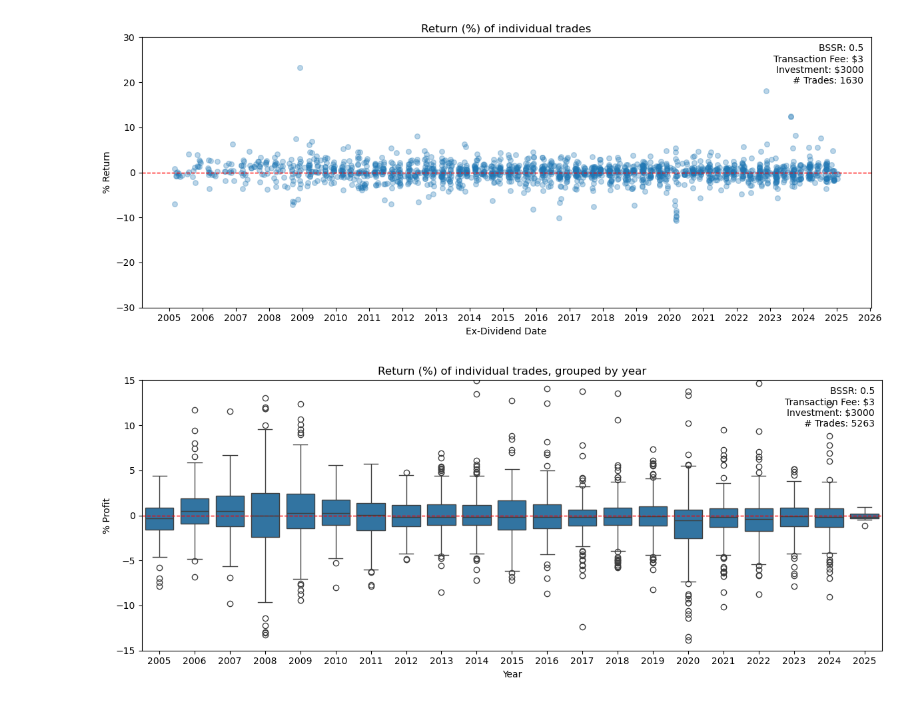
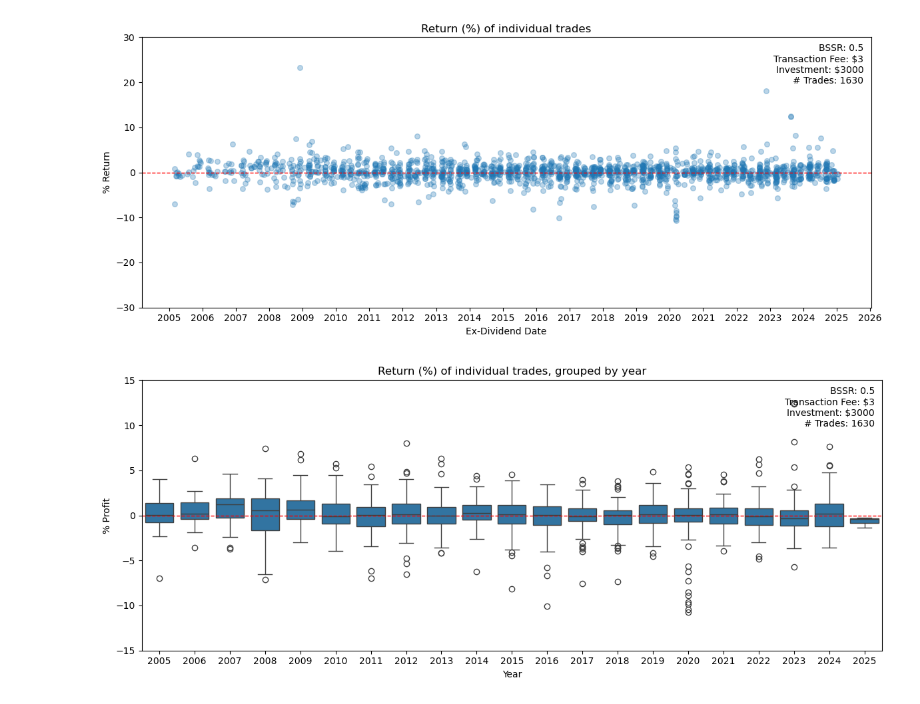
Before and after one commit to danielglassenbury/stonk_strats, a Jupyter notebook: notebooks/dividend_harvest.ipynb, the cells around one changed output. Saved outputs shown, nothing was run; the diff lists cells and outputs as text; code cells hidden in the pictures.

```diff
--- a/notebooks/dividend_harvest.ipynb
+++ b/notebooks/dividend_harvest.ipynb
@@ -290,8 +295,8 @@ plot_trade_scatter(data=df_trade_summary, ylim=(-30, 30),
 # %% [output]
 [figure]
 # %%
-plot_yearly_boxplot(data=results_trades_ax, ylim=(-15, 15), bssr=bssr, trading_fee=trading_fee, investment=investment)
+plot_yearly_boxplot(data=results_trades, ylim=(-15, 15), bssr=bssr, trading_fee=trading_fee, investment=investment)
 # %% [output]
-[figure, old version]
+[figure, new version]
 # %%
 plot_vintage_analysis(results_trades, initial_investment=investment, min_year=2016, max_year=2024)
```
Also changed, not shown: parts of 6 cells of this notebook, 1 other file.
